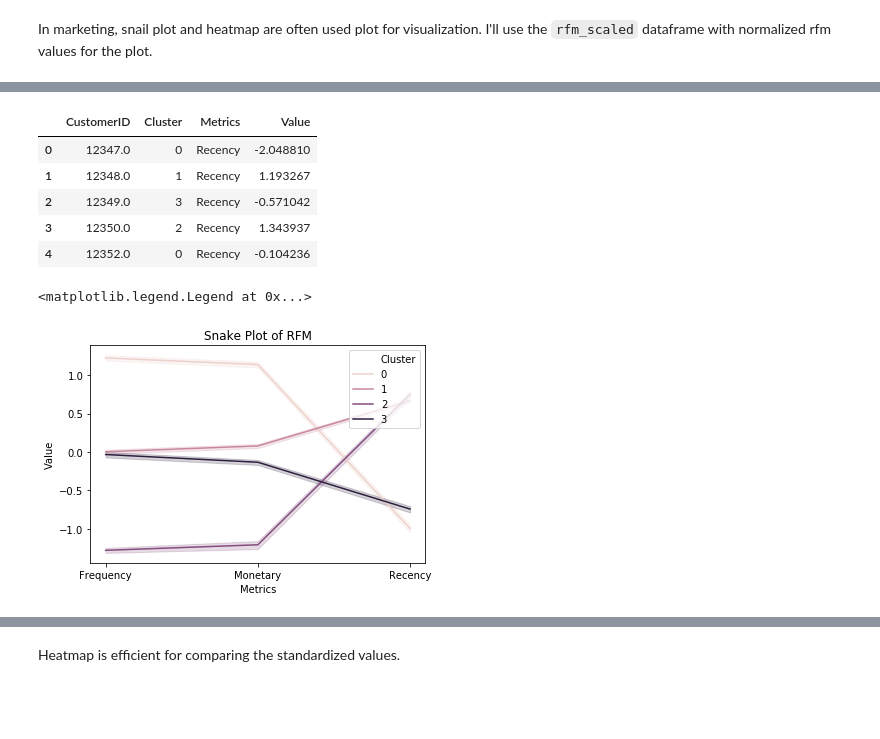
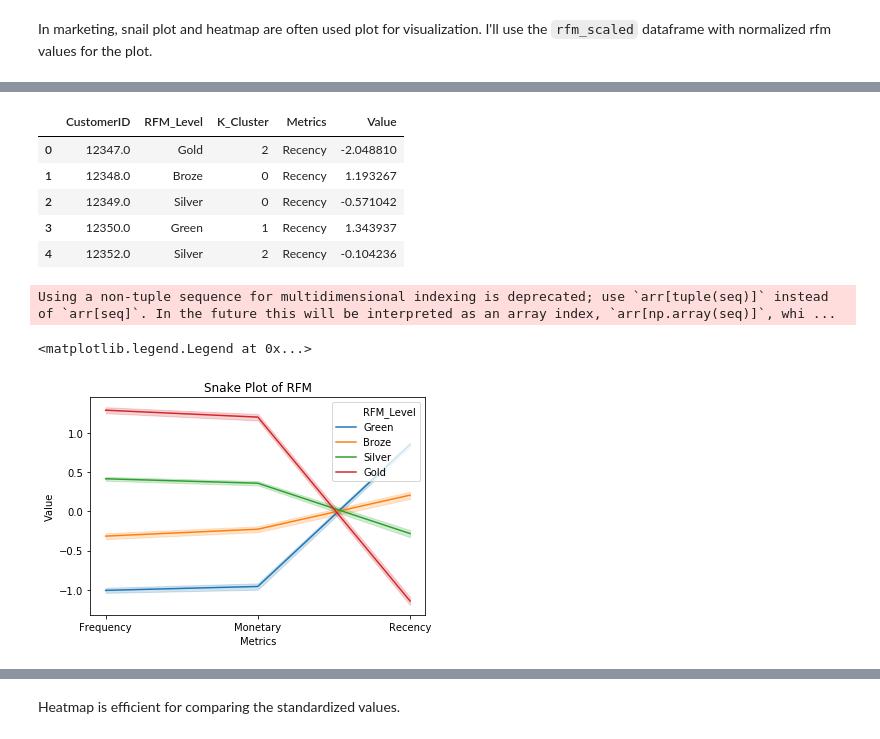
Before and after one commit to jjone36/Cohort, a Jupyter notebook: Cohort_Anaylsis_Medium.ipynb, the cells around one changed output, grey strips where cells are left out. Drawn from its saved outputs; the diff is of its cells as text; code cells hidden in the pictures; blank space fills up the shorter version.

```diff
--- a/Cohort_Anaylsis_Medium.ipynb
+++ b/Cohort_Anaylsis_Medium.ipynb
@@ -295,6 +312,6 @@ plt.show()
 # %%
-# choose n_clusters = 4
-clus = KMeans(n_clusters= 4, init= 'k-means++', max_iter= 300)
+# choose n_clusters = 3
+clus = KMeans(n_clusters= 3, init= 'k-means++', max_iter= 300)
 clus.fit(rfm_scaled)
 # %% [output]
 KMeans(algorithm='auto', copy_x=True, init='k-means++', max_iter=300,
@@ -302,6 +319,6 @@ KMeans(algorithm='auto', copy_x=True, init='k-means++', max_iter=300,
     random_state=None, tol=0.0001, verbose=0)
 # %%
 # Assign the clusters to datamart
-datamart['Cluster'] = clus.labels_
-datamart.head()
+rfm['K_Cluster'] = clus.labels_
+rfm.head()
 # %% [output]
@@ -334,7 +337,8 @@ datamart.groupby('Cluster').agg({
 In marketing, snail plot and heatmap are often used plot for visualization. I'll use the `rfm_scaled` dataframe with normalized rfm values for the plot.
 # %%
 # assign cluster column
-rfm_scaled['Cluster'] = clus.labels_
+rfm_scaled['K_Cluster'] = clus.labels_
+rfm_scaled['RFM_Level'] = rfm.RFM_Level
 rfm_scaled.reset_index(inplace = True)
 # %%
 rfm_scaled.head()
@@ -348,19 +352,21 @@ rfm_scaled.head()
 # %%
 # melt the dataframe
-rfm_melted = pd.melt(frame= rfm_scaled, id_vars= ['CustomerID', 'Cluster'], var_name = 'Metrics', value_name = 'Value')
+rfm_melted = pd.melt(frame= rfm_scaled, id_vars= ['CustomerID', 'RFM_Level', 'K_Cluster'],
+                     var_name = 'Metrics', value_name = 'Value')
 rfm_melted.head()
 # %% [output]
-|  | CustomerID | Cluster | Metrics | Value |
-| 0 | 12347.0 | 0 | Recency | -2.048810 |
-| 1 | 12348.0 | 1 | Recency | 1.193267 |
-| 2 | 12349.0 | 3 | Recency | -0.571042 |
-| 3 | 12350.0 | 2 | Recency | 1.343937 |
-| 4 | 12352.0 | 0 | Recency | -0.104236 |
+|  | CustomerID | RFM_Level | K_Cluster | Metrics | Value |
+| 0 | 12347.0 | Gold | 2 | Recency | -2.048810 |
+| 1 | 12348.0 | Broze | 0 | Recency | 1.193267 |
+| 2 | 12349.0 | Silver | 0 | Recency | -0.571042 |
+| 3 | 12350.0 | Green | 1 | Recency | 1.343937 |
+| 4 | 12352.0 | Silver | 2 | Recency | -0.104236 |
 # %%
-# a snake plot
-sns.lineplot(x = 'Metrics', y = 'Value', hue = 'Cluster', data = rfm_melted)
+# a snake plot with RFM
+sns.lineplot(x = 'Metrics', y = 'Value', hue = 'RFM_Level', data = rfm_melted)
 plt.title('Snake Plot of RFM')
 plt.legend(loc = 'upper right')
 # %% [output]
-<matplotlib.legend.Legend at 0x...>
+Using a non-tuple sequence for multidimensional indexing is deprecated; use `arr[tuple(seq)]` instead of `arr[seq]`. In the future this will be interpreted as an array index, `arr[np.array(seq)]`, whi ...
+<matplotlib.legend.Legend at 0x...>
-[figure, old version]
+[figure, new version]
```
Also changed, not shown: parts of 30 cells of this notebook, 2 other files.
